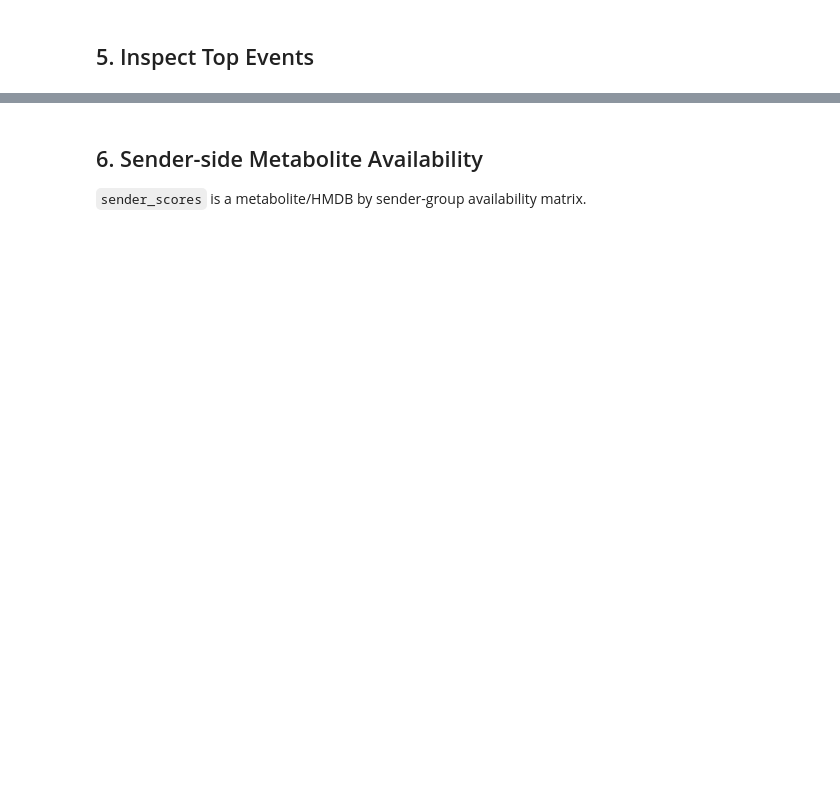
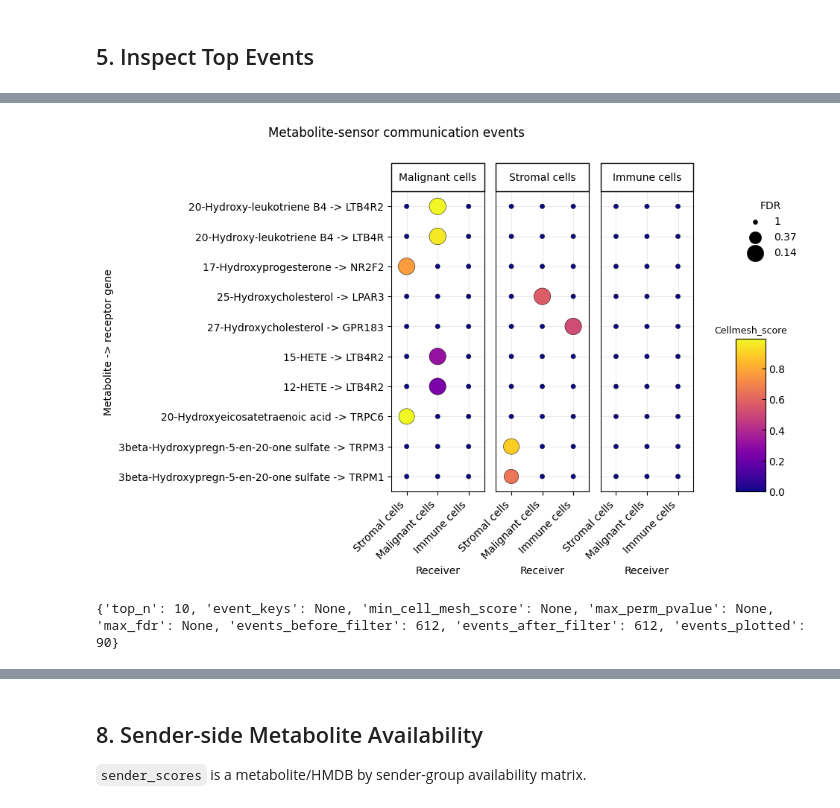
Before and after one commit to libmelo/CellMESH, a Jupyter notebook: examples/demo_HNSC_cellmesh_workflow.ipynb, the cells around one changed output, grey strips where cells are left out. Saved outputs shown, nothing was run; the diff lists cells and outputs as text; code cells hidden in the pictures; blank space fills up the shorter version.

```diff
--- a/examples/demo_HNSC_cellmesh_workflow.ipynb
+++ b/examples/demo_HNSC_cellmesh_workflow.ipynb
@@ -182,0 +224,41 @@ len(res.events[event_cols])
+# %%
+# Top-N mode: choose the strongest metabolite-sensor events by FDR and score.
+event_dotplot_top = plot_event_dotplot(
+    res,
+    top_n=10,
+    event_keys=None,
+    max_fdr=None,
+)
+plt.show()
+
+print(event_dotplot_top["thresholds"])
+display(
+    event_dotplot_top["plot_events"][
+        [
+            "sender",
+            "receiver",
+            "metabolite",
+            "hmdb_id",
+            "sensor_gene",
+            "cell_mesh_score",
+            "perm_pvalue",
+            "fdr",
+        ]
+    ].head(30)
+)
+
+# Specific-event mode: uncomment and edit this list to inspect named events.
+# selected_event_keys = [
+#     ("20-Hydroxy-leukotriene B4", "HMDB0001509", "LTB4R2"),
+#     ("17-Hydroxyprogesterone", "HMDB0000374", "NR2F2"),
+# ]
+# event_dotplot_selected = plot_event_dotplot(
+#     res,
+#     event_keys=selected_event_keys,
+#     max_fdr=None,
+# )
+# plt.show()
+# display(event_dotplot_selected["plot_events"])
+# %% [output]
+[figure, added]
+{'top_n': 10, 'event_keys': None, 'min_cell_mesh_score': None, 'max_perm_pvalue': None, 'max_fdr': None, 'events_before_filter': 612, 'events_after_filter': 612, 'events_plotted': 90}
@@ -183,5 +282,5 @@ len(res.events[event_cols])
 # %% [markdown]
-## 6. Sender-side Metabolite Availability
+## 8. Sender-side Metabolite Availability
 
 `sender_scores` is a metabolite/HMDB by sender-group availability matrix.
 # %%
```
Also changed, not shown: parts of 15 cells of this notebook, 10 other files.
